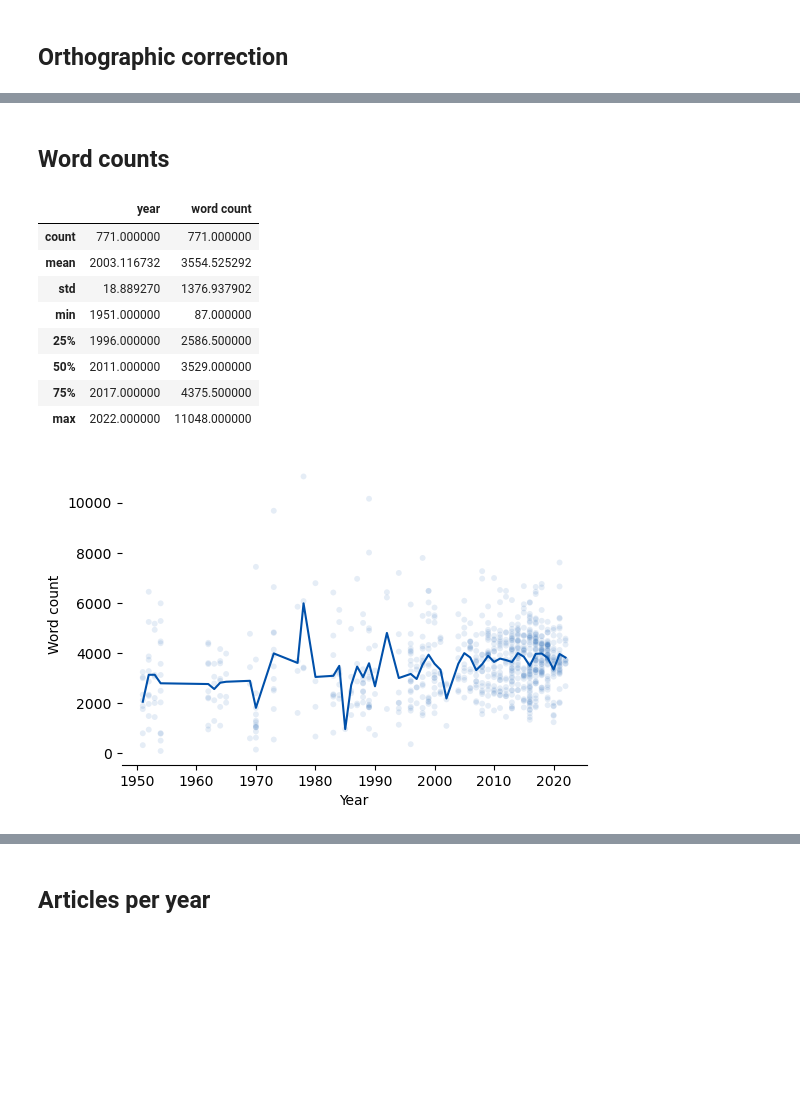
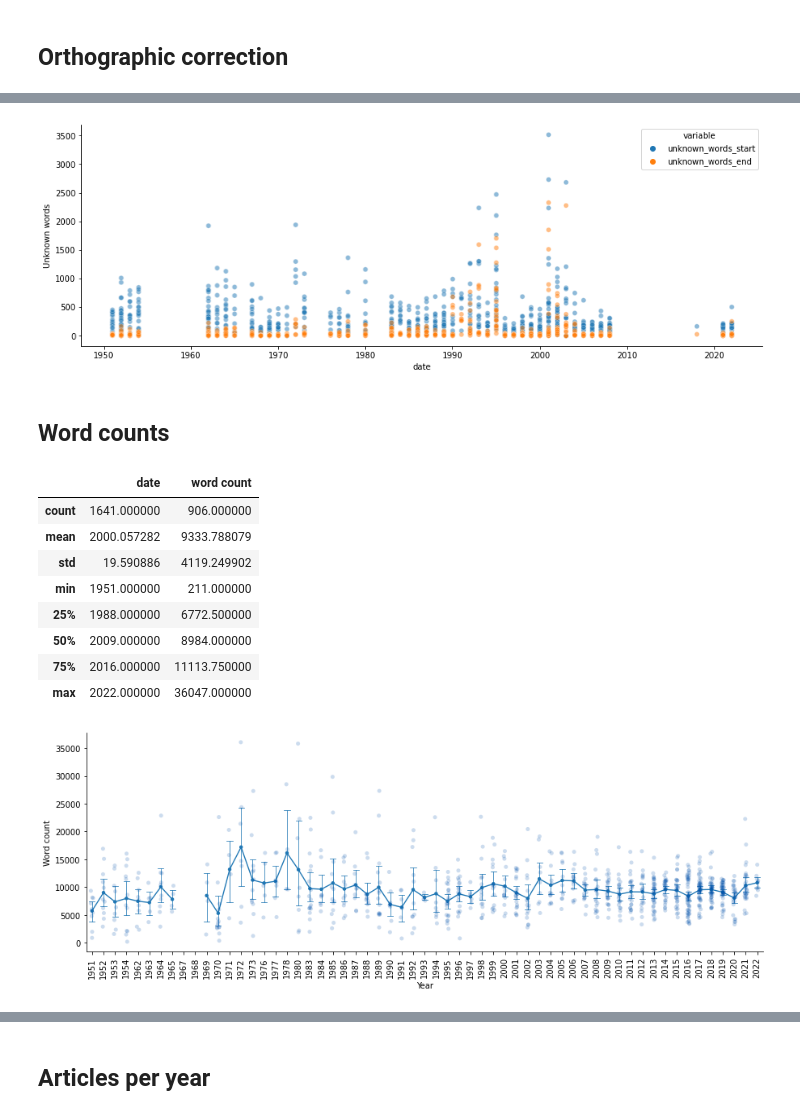
Before and after one commit to juanrloaiza/latinamerican-philosophy-mining, a Jupyter notebook: notebooks/5-Plots.ipynb, the cells around one changed output, grey strips where cells are left out. Cells and saved outputs as stored; diff of their text form; code cells hidden in the pictures; blank space fills up the shorter version.

```diff
--- a/notebooks/5-Plots.ipynb
+++ b/notebooks/5-Plots.ipynb
@@ -15,0 +23,8 @@ Loading corpus. Num. of articles: 771
+# %%
+data = []
+for article in corpus.load_documents_from_registry(only_articles=False):
+    data.append(article.__dict__)
+
+df = pd.DataFrame(data)
+df = df[['id', 'format', 'lang', 'date', 'type', 'clean_text', 'bag_of_words', 'unknown_words_start', 'unknown_words_end']]
+df['date'] = df['date'].apply(lambda x: int(x[:4]))
@@ -63,2 +126,9 @@ sns.despine()
+# %%
+plt.figure(figsize = (15, 5))
+sns.scatterplot(data = correction_by_year, x = 'date', y = 'value', hue='variable', alpha = 0.5)
+plt.ylabel('Unknown words')
+sns.despine()
+# %% [output]
+[figure, added]
 # %% [markdown]
 ## Word counts
@@ -75,21 +135,23 @@ df = pd.DataFrame(data)
-# %%
-df.describe()
-# %% [output]
-|  | year | word count |
-| count | 771.000000 | 771.000000 |
-| mean | 2003.116732 | 3554.525292 |
-| std | 18.889270 | 1376.937902 |
-| min | 1951.000000 | 87.000000 |
-| 25% | 1996.000000 | 2586.500000 |
-| 50% | 2011.000000 | 3529.000000 |
-| 75% | 2017.000000 | 4375.500000 |
-| max | 2022.000000 | 11048.000000 |
+# %%
+df['word count'] = df['clean_text'].apply(lambda x: len(x.split()) if isinstance(x, str) else x)
+df[['date', 'word count']].describe()
+# %% [output]
+|  | date | word count |
+| count | 1641.000000 | 906.000000 |
+| mean | 2000.057282 | 9333.788079 |
+| std | 19.590886 | 4119.249902 |
+| min | 1951.000000 | 211.000000 |
+| 25% | 1988.000000 | 6772.500000 |
+| 50% | 2009.000000 | 8984.000000 |
+| 75% | 2016.000000 | 11113.750000 |
+| max | 2022.000000 | 36047.000000 |
 # %%
-sns.scatterplot(data = df, x = 'year', y = 'word count', alpha = 0.1, size=0.5, legend=None, color="#0050aa")
-sns.lineplot(data = df.groupby('year').mean(), legend=None, lw=1.5, palette=["#0050aa"])
-
+plt.figure(figsize=(15,5))
+sns.stripplot(data = df, x = 'date', y = 'word count', alpha = 0.2, color="#0050aa")
+sns.pointplot(data = df, x = 'date', y = 'word count', capsize=0.5, scale=0.5, errwidth=0.75)
 plt.ylabel("Word count")
 plt.xlabel("Year")
-sns.despine(left=True)
+plt.xticks(rotation = 90)
+sns.despine()
 # %% [output]
-[figure, old version]
+[figure, new version]
```
Also changed, not shown: parts of 26 cells of this notebook, 3 other files.
